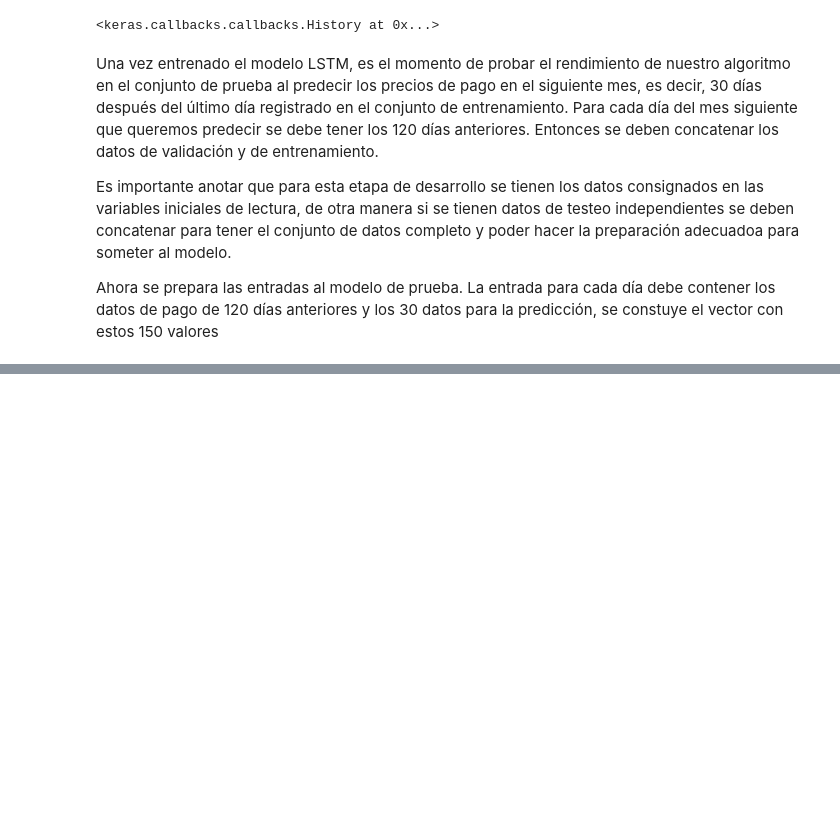
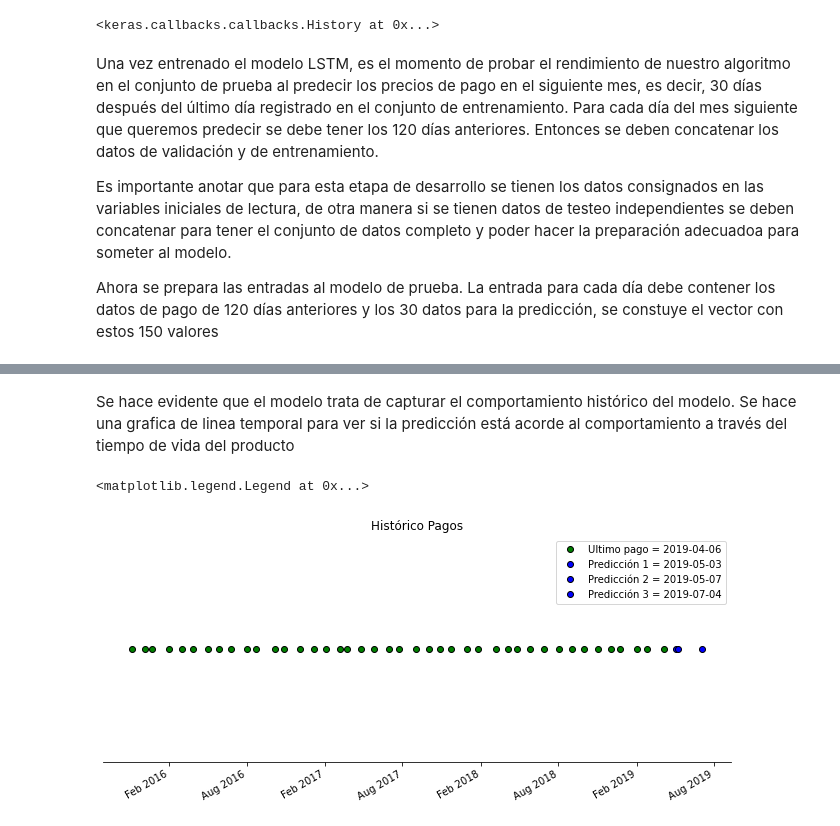
Before and after one commit to jomen93/Cartera, a Jupyter notebook: Exploracion.ipynb, the cells around one changed output, grey strips where cells are left out. Drawn from its saved outputs; the diff is of its cells as text; code cells hidden in the pictures; blank space fills up the shorter version.

```diff
--- a/Exploracion.ipynb
+++ b/Exploracion.ipynb
@@ -256,0 +314,29 @@ plt.legend()
+# %% [markdown]
+Se hace evidente que el modelo trata de capturar el comportamiento histórico del modelo. Se hace una grafica de linea temporal para ver si la predicción está acorde al comportamiento a través del tiempo de vida del producto
+# %%
+# Create figure
+fig, ax = plt.subplots(figsize=(8.8, 4), constrained_layout=True)
+# put title
+ax.set(title="Histórico Pagos")
+ax.plot(fecha_pago, np.zeros_like(fecha_pago), "ro",
+        color="k", markerfacecolor="g", label="Ultimo pago = {}".format(data[data["ID_CONTRATO"]==producto_x]["FECHA_PAGO"].max().date()))
+ax.plot(fechas[day1], np.zeros_like(fechas[day1]), "ro",
+        color="k", markerfacecolor="b", label="Predicción 1 = {}".format(fechas[day1].date()))
+ax.plot(fechas[day2], np.zeros_like(fechas[day2]), "ro",
+        color="k", markerfacecolor="b", label="Predicción 2 = {}".format(fechas[day2].date()))
+ax.plot(fechas[day3], np.zeros_like(fechas[day3]), "ro",
+        color="k", markerfacecolor="b", label="Predicción 3 = {}".format(fechas[day3].date()))
+
+ax.xaxis.set_major_locator(mdates.MonthLocator(interval=6))
+ax.xaxis.set_major_formatter(mdates.DateFormatter("%b %Y"))
+plt.setp(ax.get_xticklabels(), rotation=30, ha="right")
+# remove y axis and spines
+ax.yaxis.set_visible(False)
+ax.spines["left"].set_visible(False)
+ax.spines["top"].set_visible(False)
+ax.spines["right"].set_visible(False)
+
+plt.legend()
+# %% [output]
+<matplotlib.legend.Legend at 0x...>
+[figure, added]
```
Also changed, not shown: parts of 22 cells of this notebook.
